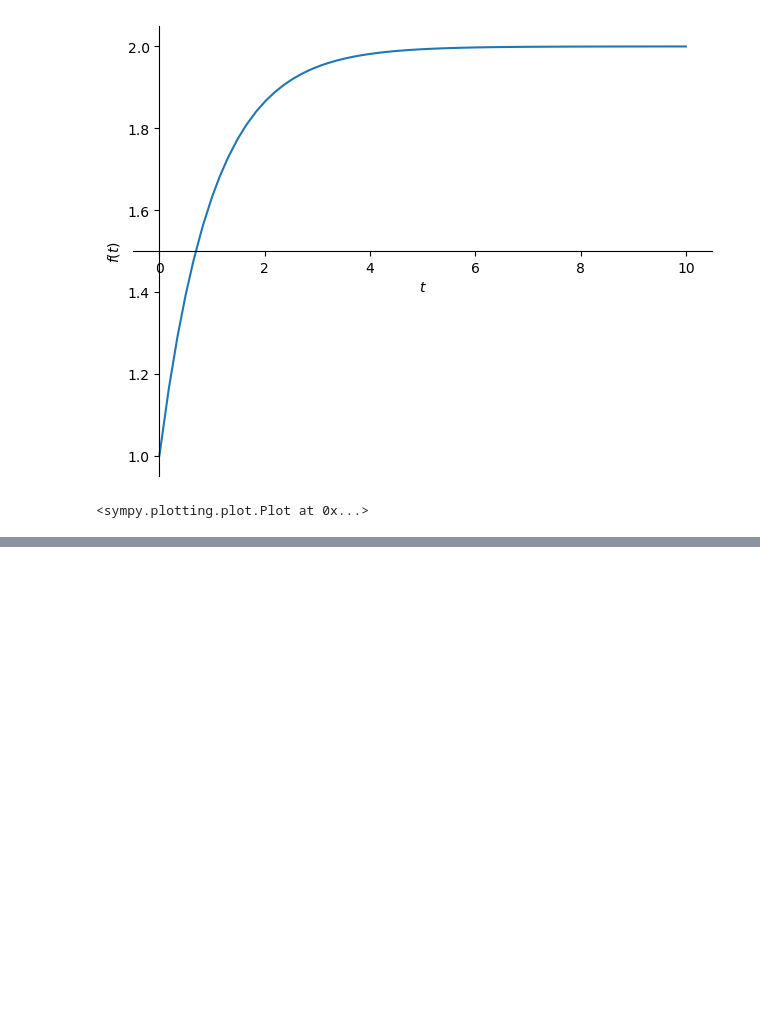
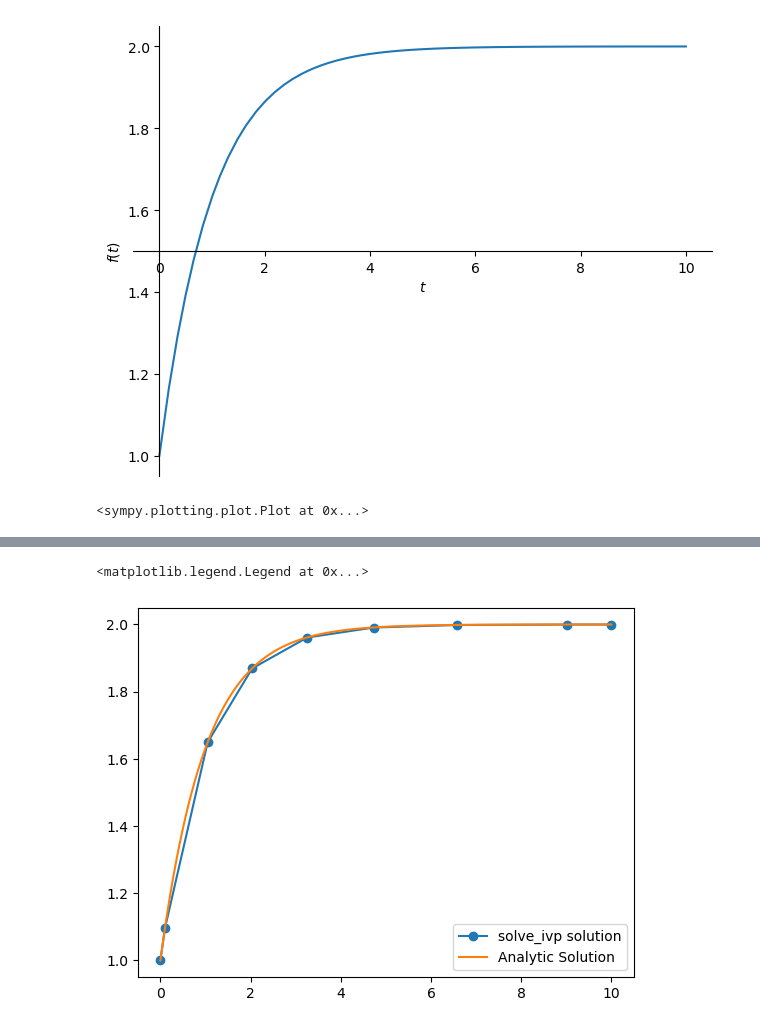
Before and after one commit to williebonavente/CodeTest, a Jupyter notebook: sympy/algebra/notebook4.ipynb, the cells around one changed output, grey strips where cells are left out. Cells and saved outputs as stored; diff of their text form; code cells hidden in the pictures; blank space fills up the shorter version.

Commit message:
Add Numeric Solution

```diff
--- a/sympy/algebra/notebook4.ipynb
+++ b/sympy/algebra/notebook4.ipynb
@@ -198,0 +206,19 @@ sympy.plot(solution.rhs.subs({C1: constants[0]}), (t, 0, 10))
+# %%
+def dhdt(t, h):
+    """Function returning derivative of h - note it takes t and has arguments"""
+    Fout = K *h
+    return 1/A*(Fin - Fout)
+# %%
+tspan = (0, 10)
+# %%
+sol = scipy.integrate.solve_ivp(dhdt, tspan, [h0])
+# %%
+tsmooth = np.linspace(0, 10, 1000)
+hnanalytic = 2 - np.exp(-tsmooth)
+# %%
+plt.plot(sol.t, sol.y.T, 'o-', label = 'solve_ivp solution')
+plt.plot(tsmooth, hnanalytic, label = 'Analytic Solution')
+plt.legend()
+# %% [output]
+<matplotlib.legend.Legend at 0x...>
+[figure, added]
```
Also changed, not shown: parts of 15 cells of this notebook.
